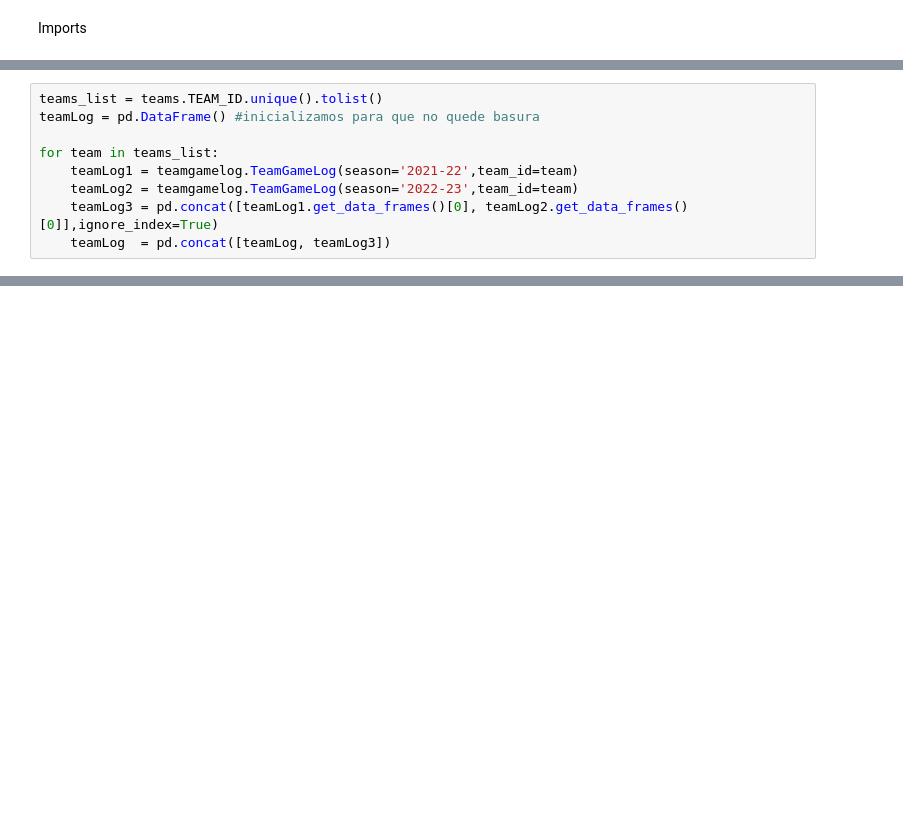
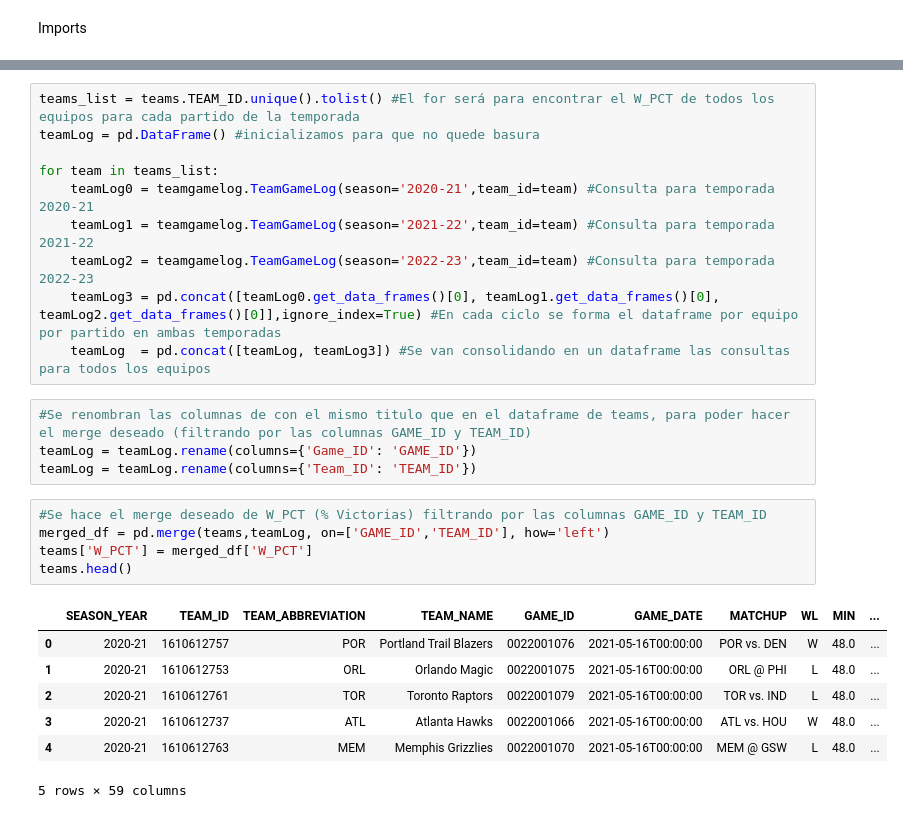
Before and after one commit to sebacent/ProyectoDS, a Jupyter notebook: src/clean.ipynb, the cells around one changed output, grey strips where cells are left out. Saved outputs shown, nothing was run; the diff lists cells and outputs as text; blank space fills up the shorter version.

```diff
--- a/src/clean.ipynb
+++ b/src/clean.ipynb
@@ -83,9 +7,0 @@ Obtenemos un solo dataFrame con las columnas que necesitamos
-# %%
-teams_list = teams.TEAM_ID.unique().tolist()
-teamLog = pd.DataFrame() #inicializamos para que no quede basura
-
-for team in teams_list:
-    teamLog1 = teamgamelog.TeamGameLog(season='2021-22',team_id=team)
-    teamLog2 = teamgamelog.TeamGameLog(season='2022-23',team_id=team)
-    teamLog3 = pd.concat([teamLog1.get_data_frames()[0], teamLog2.get_data_frames()[0]],ignore_index=True)
-    teamLog  = pd.concat([teamLog, teamLog3])
@@ -174,0 +70,27 @@ df1[['valor_df2_1', 'valor_df2_2']] = merged_df[['valor_df2_1', 'valor_df2_2']]
+# %%
+teams_list = teams.TEAM_ID.unique().tolist() #El for será para encontrar el W_PCT de todos los equipos para cada partido de la temporada
+teamLog = pd.DataFrame() #inicializamos para que no quede basura
+
+for team in teams_list:
+    teamLog0 = teamgamelog.TeamGameLog(season='2020-21',team_id=team) #Consulta para temporada 2020-21
+    teamLog1 = teamgamelog.TeamGameLog(season='2021-22',team_id=team) #Consulta para temporada 2021-22
+    teamLog2 = teamgamelog.TeamGameLog(season='2022-23',team_id=team) #Consulta para temporada 2022-23
+    teamLog3 = pd.concat([teamLog0.get_data_frames()[0], teamLog1.get_data_frames()[0], teamLog2.get_data_frames()[0]],ignore_index=True) #En cada ciclo se forma el dataframe por equipo por partido en ambas temporadas
+    teamLog  = pd.concat([teamLog, teamLog3]) #Se van consolidando en un dataframe las consultas para todos los equipos
+# %%
+#Se renombran las columnas de con el mismo titulo que en el dataframe de teams, para poder hacer el merge deseado (filtrando por las columnas GAME_ID y TEAM_ID)
+teamLog = teamLog.rename(columns={'Game_ID': 'GAME_ID'})
+teamLog = teamLog.rename(columns={'Team_ID': 'TEAM_ID'})
+# %%
+#Se hace el merge deseado de W_PCT (% Victorias) filtrando por las columnas GAME_ID y TEAM_ID
+merged_df = pd.merge(teams,teamLog, on=['GAME_ID','TEAM_ID'], how='left')
+teams['W_PCT'] = merged_df['W_PCT']
+teams.head()
+# %% [output]
+|  | SEASON_YEAR | TEAM_ID | TEAM_ABBREVIATION | TEAM_NAME | GAME_ID | GAME_DATE | MATCHUP | WL | MIN | ... |
+| 0 | 2020-21 | 1610612757 | POR | Portland Trail Blazers | 0022001076 | 2021-05-16T00:00:00 | POR vs. DEN | W | 48.0 | ... |
+| 1 | 2020-21 | 1610612753 | ORL | Orlando Magic | 0022001075 | 2021-05-16T00:00:00 | ORL @ PHI | L | 48.0 | ... |
+| 2 | 2020-21 | 1610612761 | TOR | Toronto Raptors | 0022001079 | 2021-05-16T00:00:00 | TOR vs. IND | L | 48.0 | ... |
+| 3 | 2020-21 | 1610612737 | ATL | Atlanta Hawks | 0022001066 | 2021-05-16T00:00:00 | ATL vs. HOU | W | 48.0 | ... |
+| 4 | 2020-21 | 1610612763 | MEM | Memphis Grizzlies | 0022001070 | 2021-05-16T00:00:00 | MEM @ GSW | L | 48.0 | ... |
+5 rows × 59 columns
```
Also changed, not shown: parts of 36 cells of this notebook, 3 other files.
